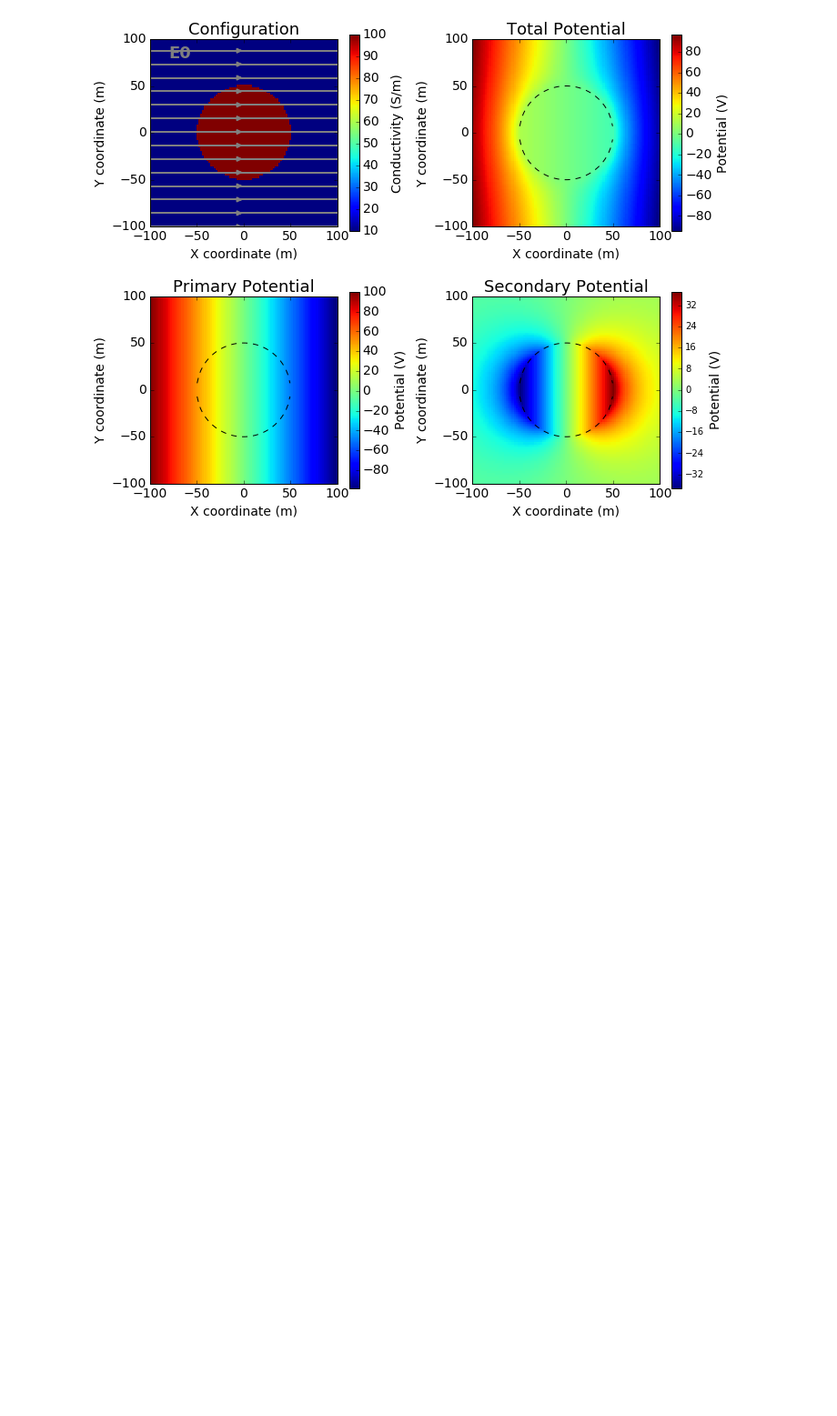
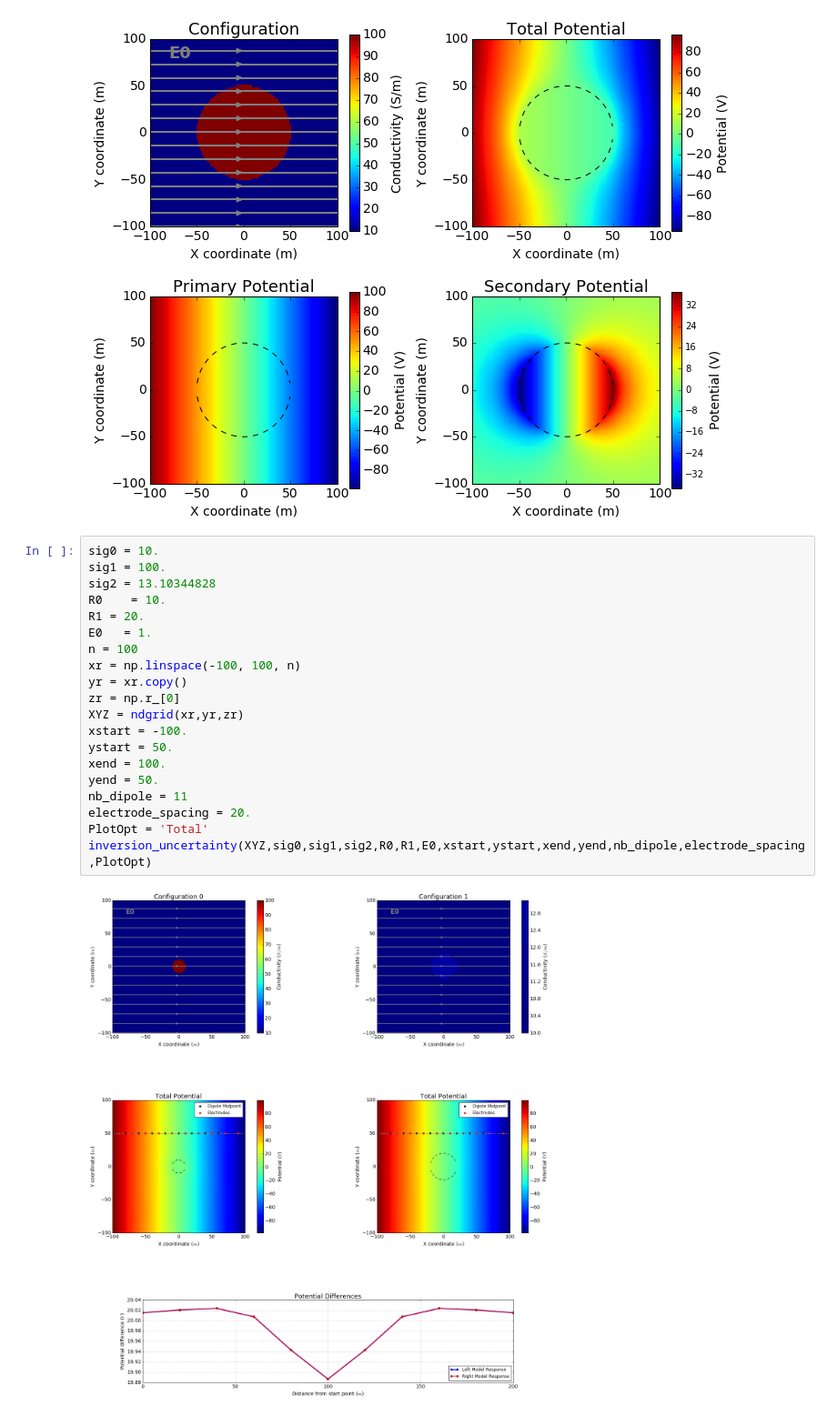
Before and after one commit to geoscixyz/em, a Jupyter notebook: examples/sphere/Wrapped_Example.ipynb, the cells around one changed output. Shown at 91% size. Cells and saved outputs as stored; diff of their text form; blank space fills up the shorter version.

```diff
--- a/examples/sphere/Wrapped_Example.ipynb
+++ b/examples/sphere/Wrapped_Example.ipynb
@@ -56,3 +62,25 @@ app = interactive(plot_Potentials_interactive, R=R_slider, sig1=S1_slider, sig0=
 app
 # %% [output]
 [figure]
+# %%
+sig0 = 10.
+sig1 = 100.
+sig2 = 13.10344828
+R0    = 10.
+R1 = 20.
+E0   = 1.
+n = 100
+xr = np.linspace(-100, 100, n)
+yr = xr.copy()
+zr = np.r_[0]
+XYZ = ndgrid(xr,yr,zr)
+xstart = -100.
+ystart = 50.
+xend = 100.
+yend = 50.
+nb_dipole = 11
+electrode_spacing = 20.
+PlotOpt = 'Total'
+inversion_uncertainty(XYZ,sig0,sig1,sig2,R0,R1,E0,xstart,ystart,xend,yend,nb_dipole,electrode_spacing,PlotOpt)
+# %% [output]
+[figure, added]
```
Also changed, not shown: parts of 2 cells of this notebook, 3 other files.
